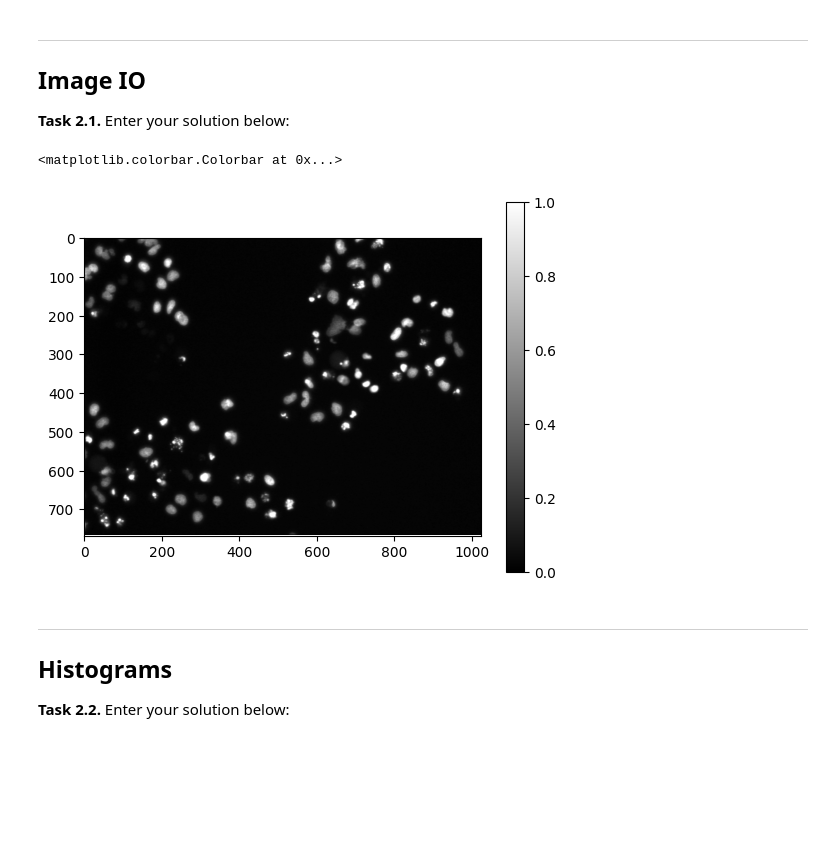
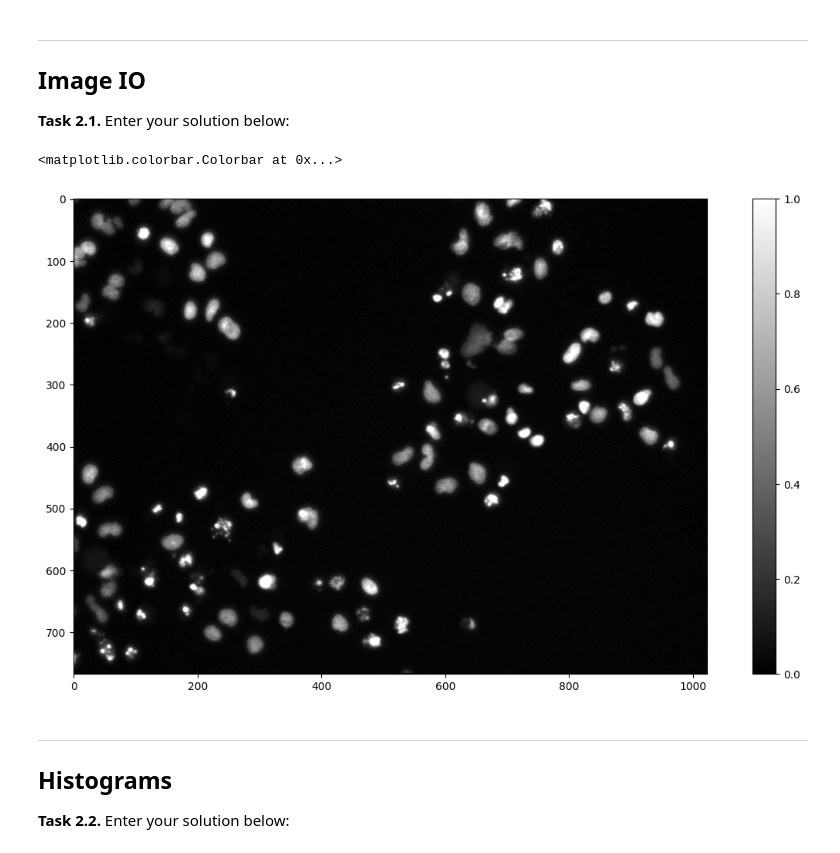
Before and after one commit to kathrinkreischer/mobi-fs3-python, a Jupyter notebook: task2.ipynb, the cells around one changed output. Saved outputs shown, nothing was run; the diff lists cells and outputs as text; code cells hidden in the pictures; blank space fills up the shorter version.

```diff
--- a/task2.ipynb
+++ b/task2.ipynb
@@ -11,12 +11,12 @@ import matplotlib.pyplot as plt
 **<a id="#">Task 2.1.</a>** Enter your solution below:
 # %%
 img = plt.imread('data/cells.png')
-plt.figure()
+plt.figure(figsize=(15,8))
 plt.imshow(img, 'gray')
 plt.colorbar()
 # %% [output]
 <matplotlib.colorbar.Colorbar at 0x...>
-[figure, old version]
+[figure, new version]
 # %% [markdown]
 ---
 
```
Also changed, not shown: parts of 2 cells of this notebook, 1 other file.
